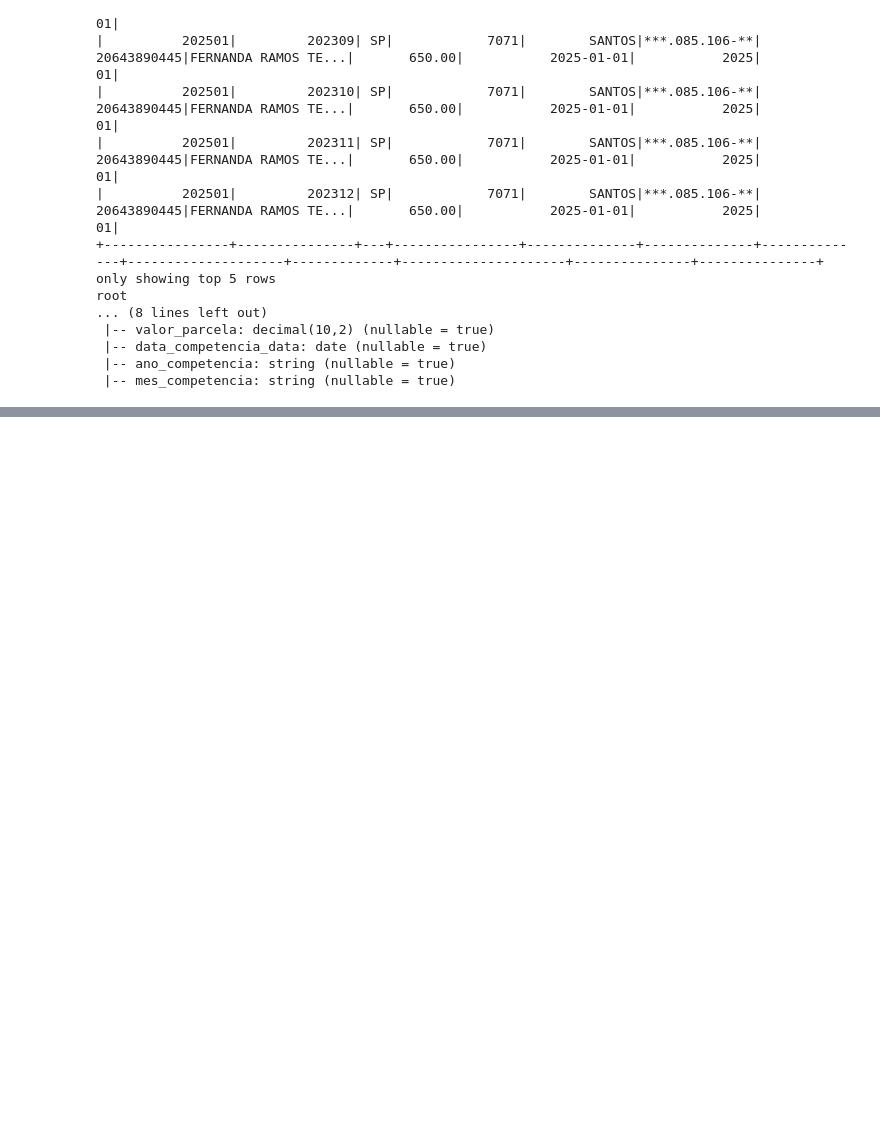
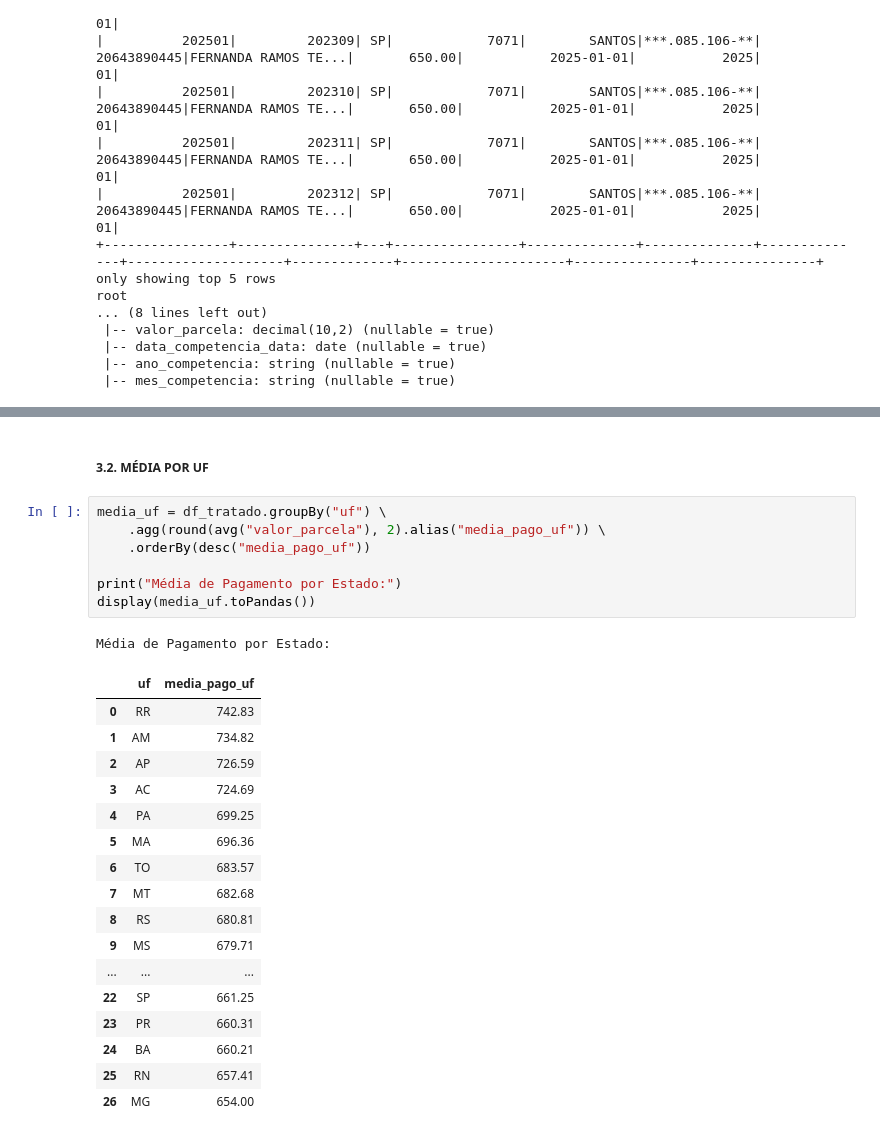
Before and after one commit to larissalucasefg-web/Projeto-Bolsa-Familia-2025, a Jupyter notebook: notebooks/analise_exploratoria.ipynb, the cells around one changed output, grey strips where cells are left out. Cells and saved outputs as stored; diff of their text form; blank space fills up the shorter version.

```diff
--- a/notebooks/analise_exploratoria.ipynb
+++ b/notebooks/analise_exploratoria.ipynb
@@ -336,0 +143,28 @@ plt.show()
+# %% [markdown]
+##### 3.2. MÉDIA POR UF
+# %%
+media_uf = df_tratado.groupBy("uf") \
+    .agg(round(avg("valor_parcela"), 2).alias("media_pago_uf")) \
+    .orderBy(desc("media_pago_uf"))
+
+print("Média de Pagamento por Estado:")
+display(media_uf.toPandas())
+# %% [output]
+Média de Pagamento por Estado:
+|  | uf | media_pago_uf |
+| 0 | RR | 742.83 |
+| 1 | AM | 734.82 |
+| 2 | AP | 726.59 |
+| 3 | AC | 724.69 |
+| 4 | PA | 699.25 |
+| 5 | MA | 696.36 |
+| 6 | TO | 683.57 |
+| 7 | MT | 682.68 |
+| 8 | RS | 680.81 |
+| 9 | MS | 679.71 |
+| ... | ... | ... |
+| 22 | SP | 661.25 |
+| 23 | PR | 660.31 |
+| 24 | BA | 660.21 |
+| 25 | RN | 657.41 |
+| 26 | MG | 654.00 |
```
Also changed, not shown: parts of 44 cells of this notebook, 13 other files.
